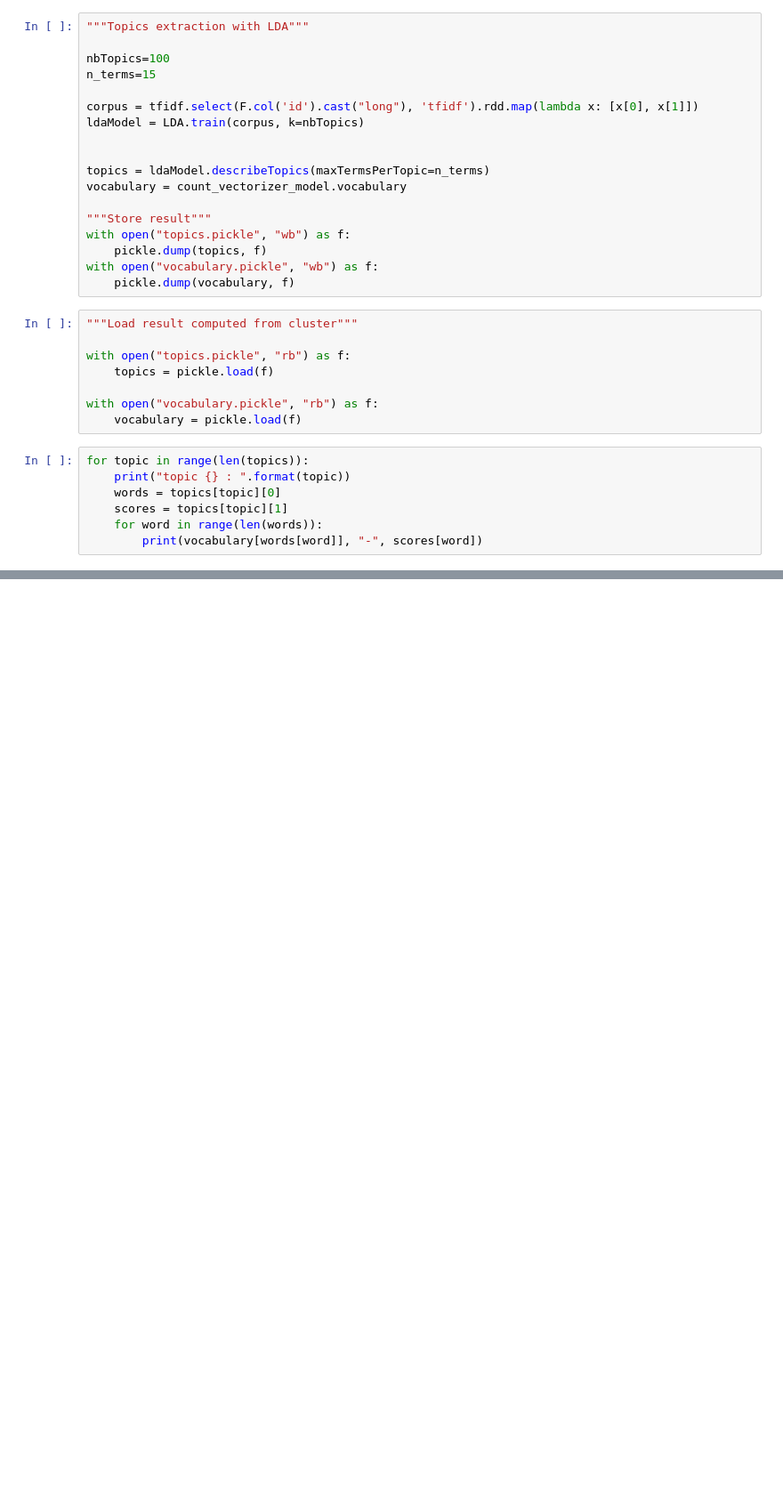
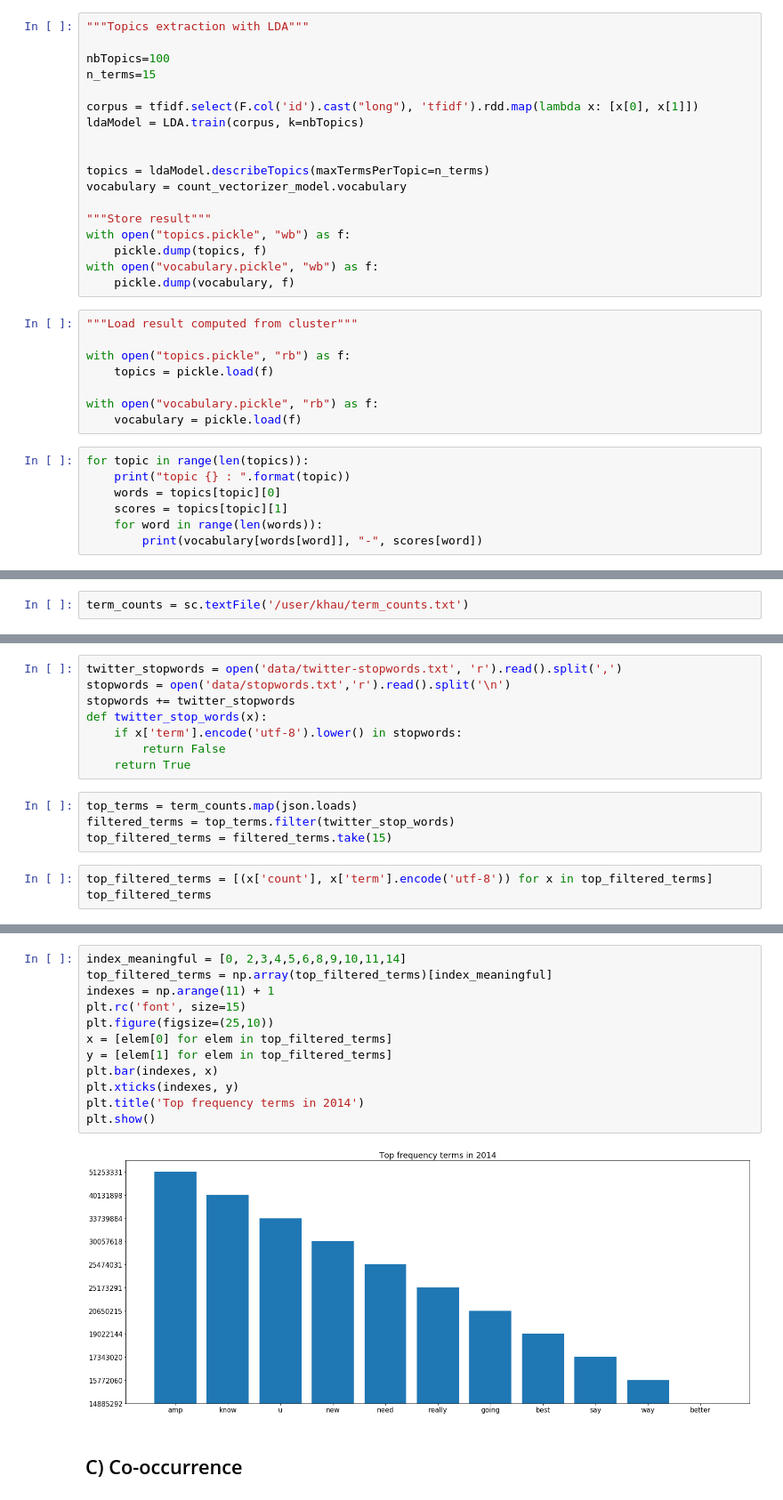
Before and after one commit to cescnghia/project, a Jupyter notebook: Project.ipynb, the cells around one changed output, grey strips where cells are left out. Shown: that part at 89% size. Saved outputs shown, nothing was run; the diff lists cells and outputs as text; blank space fills up the shorter version.

```diff
--- a/Project.ipynb
+++ b/Project.ipynb
@@ -282,0 +633,2 @@ topic 2 :
+# %%
+term_counts = sc.textFile('/user/khau/term_counts.txt')
@@ -282,0 +649,15 @@ topic 2 :
+# %%
+twitter_stopwords = open('data/twitter-stopwords.txt', 'r').read().split(',')
+stopwords = open('data/stopwords.txt','r').read().split('\n')
+stopwords += twitter_stopwords
+def twitter_stop_words(x):
+    if x['term'].encode('utf-8').lower() in stopwords:
+        return False
+    return True
+# %%
+top_terms = term_counts.map(json.loads)
+filtered_terms = top_terms.filter(twitter_stop_words)
+top_filtered_terms = filtered_terms.take(15)
+# %%
+top_filtered_terms = [(x['count'], x['term'].encode('utf-8')) for x in top_filtered_terms]
+top_filtered_terms
@@ -282,0 +680,16 @@ topic 2 :
+# %%
+index_meaningful = [0, 2,3,4,5,6,8,9,10,11,14]
+top_filtered_terms = np.array(top_filtered_terms)[index_meaningful]
+indexes = np.arange(11) + 1
+plt.rc('font', size=15)
+plt.figure(figsize=(25,10))
+x = [elem[0] for elem in top_filtered_terms]
+y = [elem[1] for elem in top_filtered_terms]
+plt.bar(indexes, x)
+plt.xticks(indexes, y)
+plt.title('Top frequency terms in 2014')
+plt.show()
+# %% [output]
+[figure, added]
+# %% [markdown]
+## C) Co-occurrence
```
Also changed, not shown: parts of 86 cells of this notebook, 12 other files.
